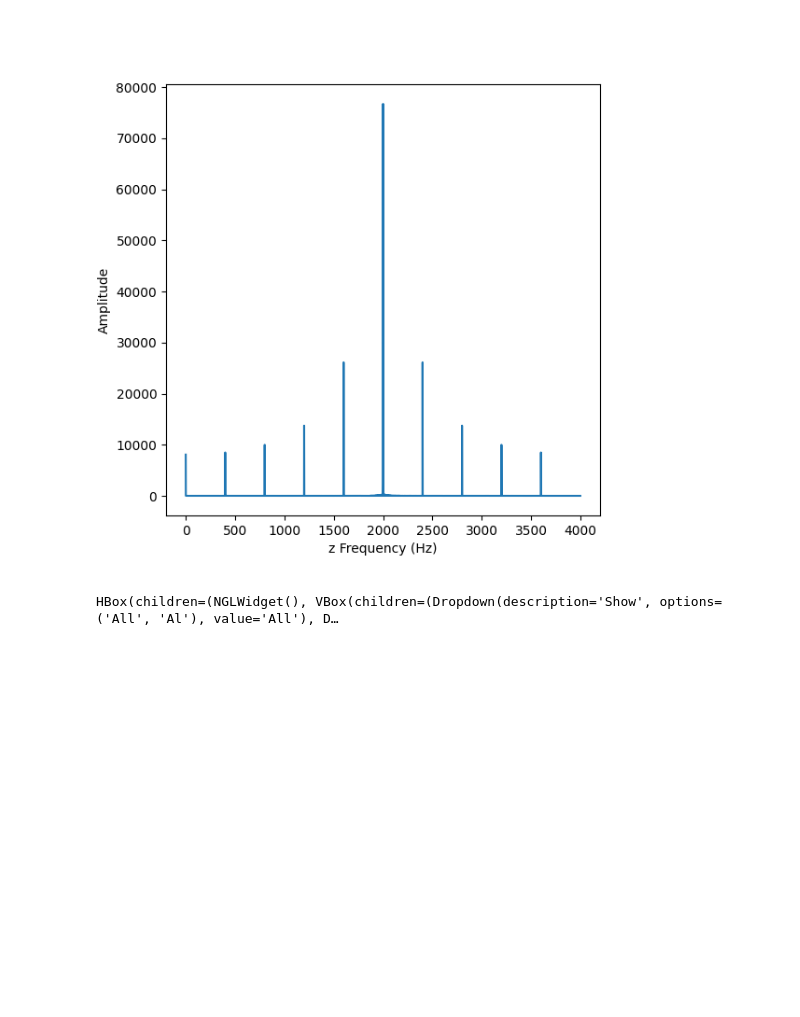
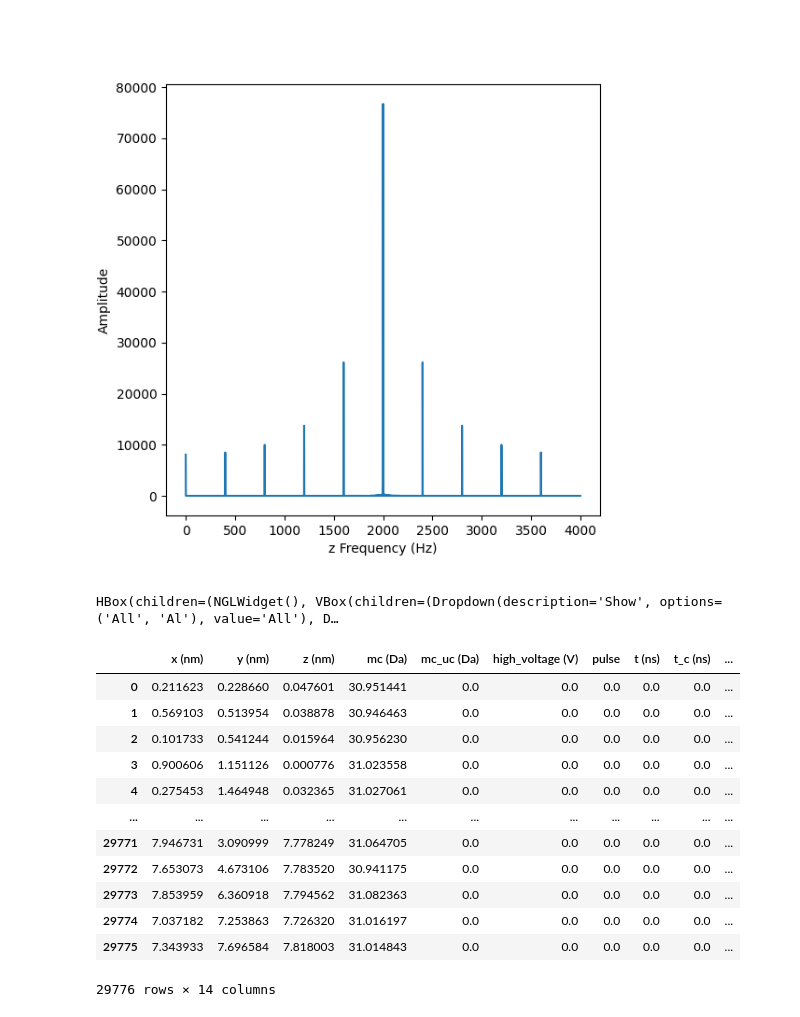
Before and after one commit to mmonajem/pyoxcart, a Jupyter notebook: pyccapt/calibration/tutorials/jupyter_files/sdm_tdf_fft.ipynb, the cells around one changed output. Drawn from its saved outputs; the diff is of its cells as text; code cells hidden in the pictures; blank space fills up the shorter version.

```diff
--- a/pyccapt/calibration/tutorials/jupyter_files/sdm_tdf_fft.ipynb
+++ b/pyccapt/calibration/tutorials/jupyter_files/sdm_tdf_fft.ipynb
@@ -202,3 +289,23 @@ z = positions[:, 2]
 view(aluminum, viewer='ngl')
 # %% [output]
 HBox(children=(NGLWidget(), VBox(children=(Dropdown(description='Show', options=('All', 'Al'), value='All'), D…
+# %%
+from pyccapt.calibration.data_tools import data_tools, data_loadcrop
+from pyccapt.calibration.leap_tools import ccapt_tools
+
+data = ccapt_tools.pos_to_ccapt('./SDM_Matrix_Res.pos')
+data
+# %% [output]
+|  | x (nm) | y (nm) | z (nm) | mc (Da) | mc_uc (Da) | high_voltage (V) | pulse | t (ns) | t_c (ns) | ... |
+| 0 | 0.211623 | 0.228660 | 0.047601 | 30.951441 | 0.0 | 0.0 | 0.0 | 0.0 | 0.0 | ... |
+| 1 | 0.569103 | 0.513954 | 0.038878 | 30.946463 | 0.0 | 0.0 | 0.0 | 0.0 | 0.0 | ... |
+| 2 | 0.101733 | 0.541244 | 0.015964 | 30.956230 | 0.0 | 0.0 | 0.0 | 0.0 | 0.0 | ... |
+| 3 | 0.900606 | 1.151126 | 0.000776 | 31.023558 | 0.0 | 0.0 | 0.0 | 0.0 | 0.0 | ... |
+| 4 | 0.275453 | 1.464948 | 0.032365 | 31.027061 | 0.0 | 0.0 | 0.0 | 0.0 | 0.0 | ... |
+| ... | ... | ... | ... | ... | ... | ... | ... | ... | ... | ... |
+| 29771 | 7.946731 | 3.090999 | 7.778249 | 31.064705 | 0.0 | 0.0 | 0.0 | 0.0 | 0.0 | ... |
+| 29772 | 7.653073 | 4.673106 | 7.783520 | 30.941175 | 0.0 | 0.0 | 0.0 | 0.0 | 0.0 | ... |
+| 29773 | 7.853959 | 6.360918 | 7.794562 | 31.082363 | 0.0 | 0.0 | 0.0 | 0.0 | 0.0 | ... |
+| 29774 | 7.037182 | 7.253863 | 7.726320 | 31.016197 | 0.0 | 0.0 | 0.0 | 0.0 | 0.0 | ... |
+| 29775 | 7.343933 | 7.696584 | 7.818003 | 31.014843 | 0.0 | 0.0 | 0.0 | 0.0 | 0.0 | ... |
+29776 rows × 14 columns
```
Also changed, not shown: parts of 8 cells of this notebook, 6 other files.
